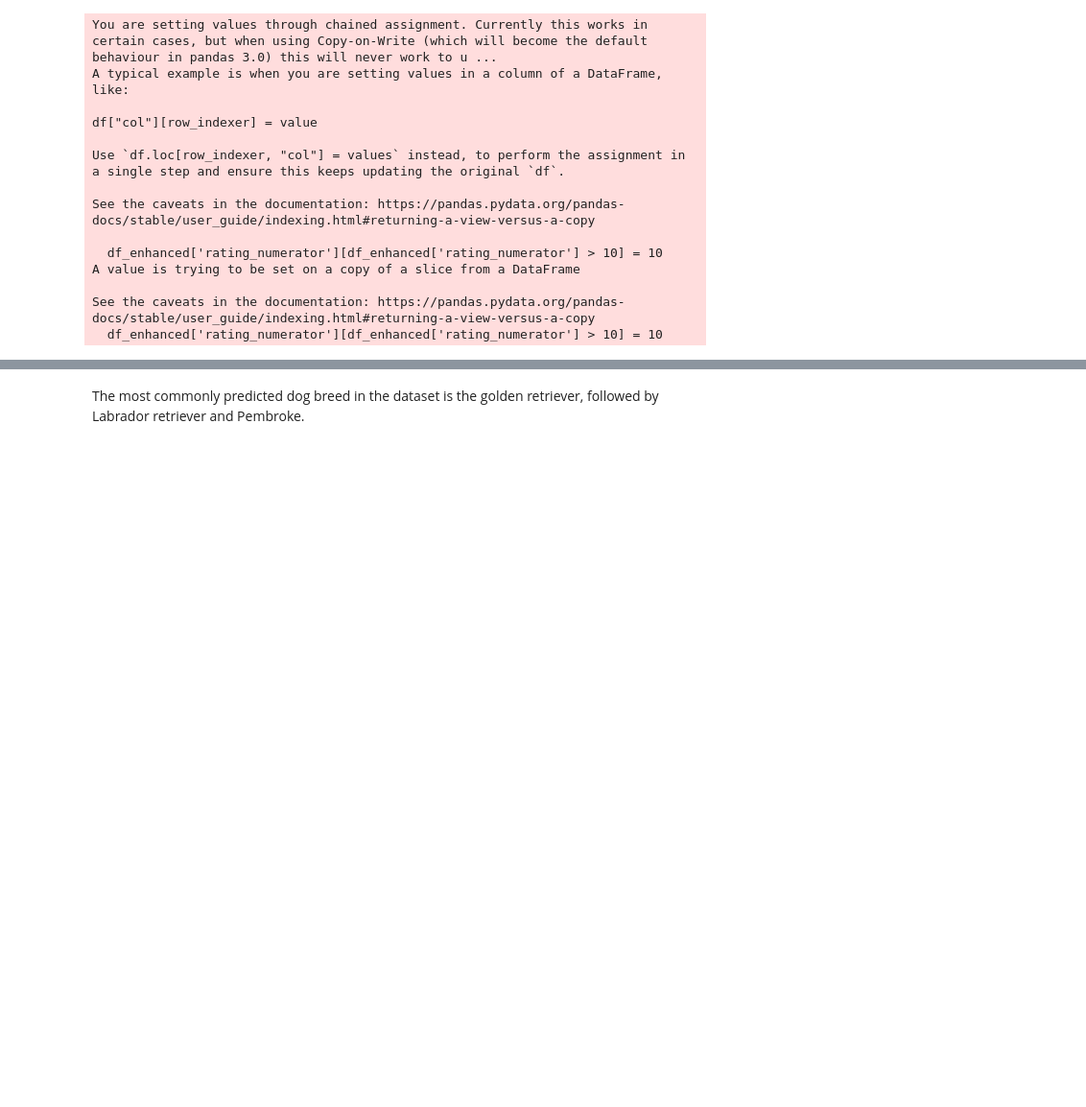
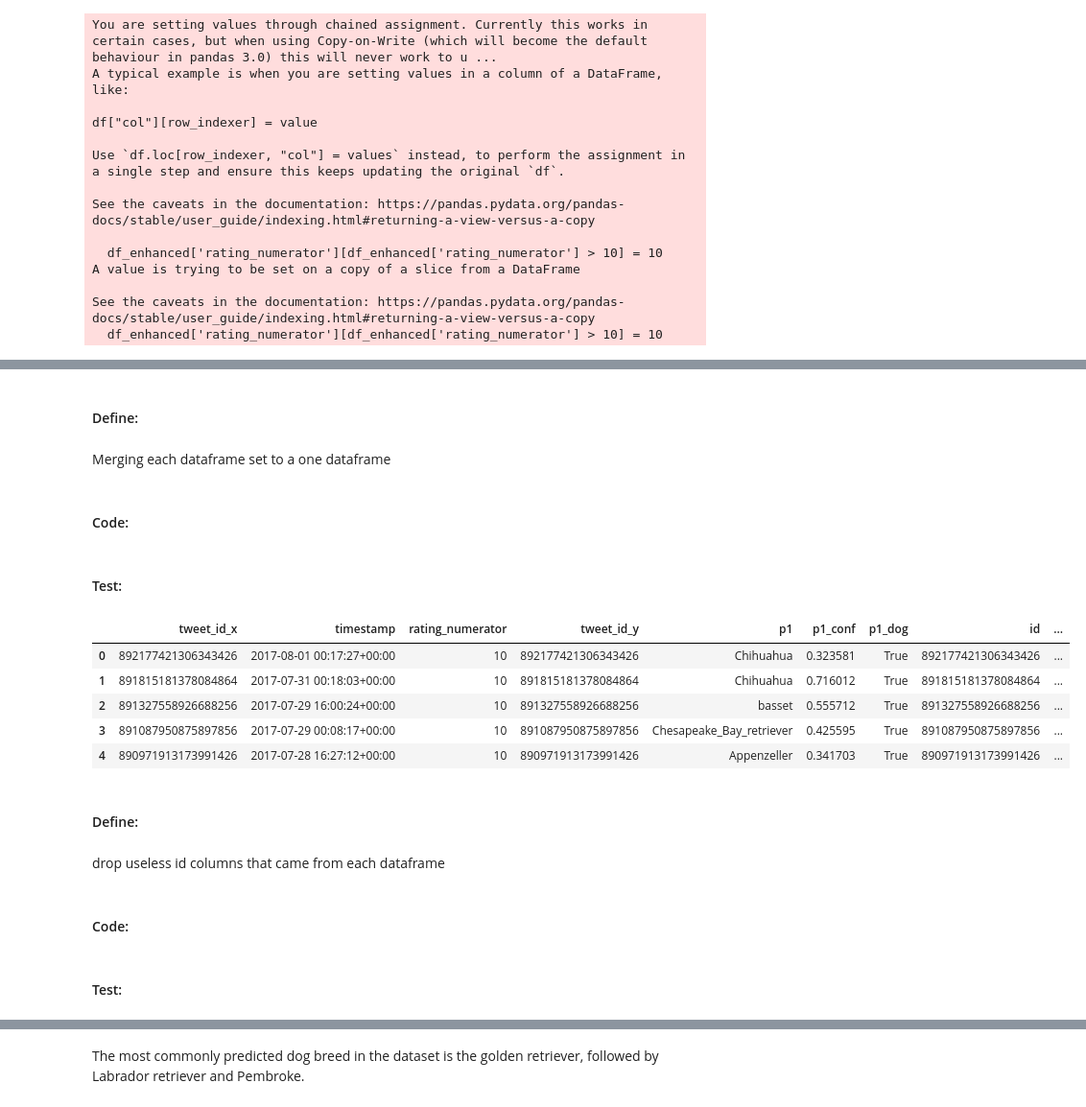
Before and after one commit to OYoussif18/deci_project, a Jupyter notebook: wrangle_act.ipynb, the cells around one changed output, grey strips where cells are left out. Shown at 96% size. Cells and saved outputs as stored; diff of their text form; code cells hidden in the pictures; blank space fills up the shorter version.

```diff
--- a/wrangle_act.ipynb
+++ b/wrangle_act.ipynb
@@ -9,2 +7,9 @@ import re
+# %%
+r = requests.get('https://d17h27t6h515a5.cloudfront.net/topher/2017/August/599fd2ad_image-predictions/image-predictions.tsv')
+
+with open('image_predictions.tsv', 'wb') as f:
+    f.write(r.content)
+
+data_predictions = pd.read_csv('image_predictions.tsv', sep='\t')
 # %%
-df_tweet_stats = pd.read_json('tweet-json.txt', lines=True)
+data_tweet_stats = pd.read_json('tweet-json.txt', lines=True)
@@ -187,6 +316,29 @@ See the caveats in the documentation: https://pandas.pydata.org/pandas-docs/stab
+# %% [markdown]
+#### Define:
+# %% [markdown]
+Merging each dataframe set to a one dataframe
+# %% [markdown]
+#### Code:
 # %%
 df = pd.merge(right=df_tweet_stats, left=df_predictions, right_on='id', left_on='tweet_id', how= 'inner')
 df = pd.merge(right=df, left=df_enhanced, right_on='id', left_on='tweet_id', how= 'inner')
+# %% [markdown]
+#### Test:
+# %%
+df.head()
+# %% [output]
+|  | tweet_id_x | timestamp | rating_numerator | tweet_id_y | p1 | p1_conf | p1_dog | id | ... |
+| 0 | 892177421306343426 | 2017-08-01 00:17:27+00:00 | 10 | 892177421306343426 | Chihuahua | 0.323581 | True | 892177421306343426 | ... |
+| 1 | 891815181378084864 | 2017-07-31 00:18:03+00:00 | 10 | 891815181378084864 | Chihuahua | 0.716012 | True | 891815181378084864 | ... |
+| 2 | 891327558926688256 | 2017-07-29 16:00:24+00:00 | 10 | 891327558926688256 | basset | 0.555712 | True | 891327558926688256 | ... |
+| 3 | 891087950875897856 | 2017-07-29 00:08:17+00:00 | 10 | 891087950875897856 | Chesapeake_Bay_retriever | 0.425595 | True | 891087950875897856 | ... |
+| 4 | 890971913173991426 | 2017-07-28 16:27:12+00:00 | 10 | 890971913173991426 | Appenzeller | 0.341703 | True | 890971913173991426 | ... |
+# %% [markdown]
+#### Define:
+# %% [markdown]
+drop useless id columns that came from each dataframe
+# %% [markdown]
+#### Code:
 # %%
 df.drop('id', axis=1, inplace = True)
 df.drop('tweet_id_y', axis=1, inplace = True)
@@ -194,0 +345,2 @@ df.drop('p1_dog', axis=1, inplace = True)
+# %% [markdown]
+#### Test:
```
Also changed, not shown: parts of 70 cells of this notebook, 1 other file.
